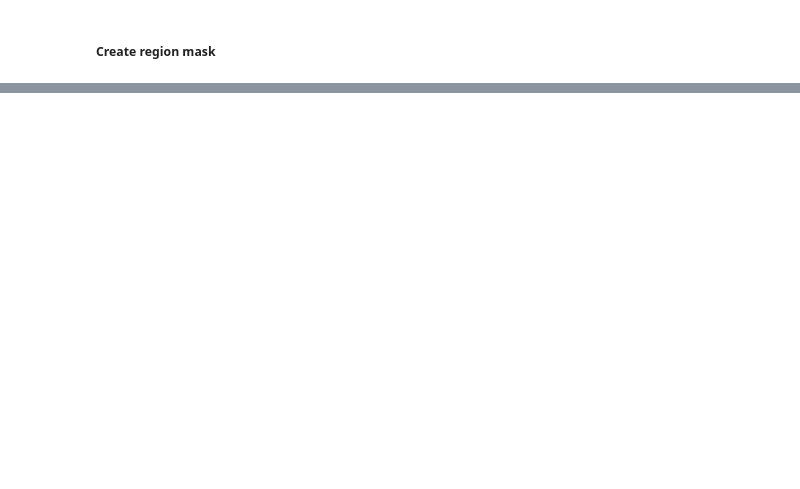
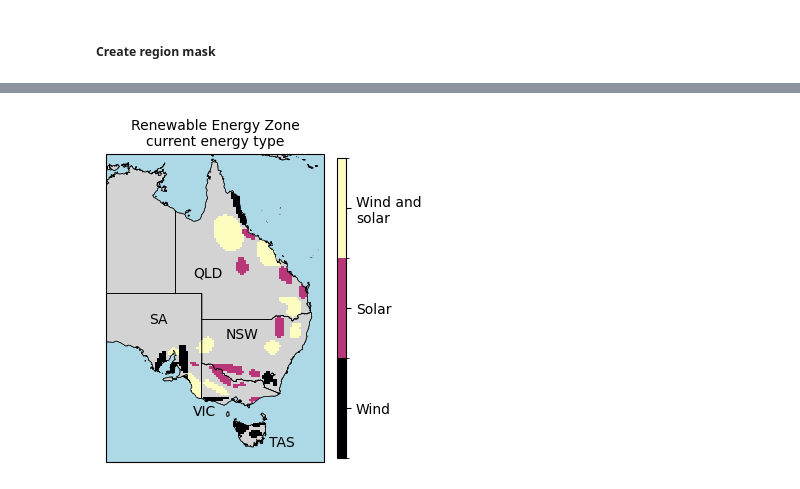
Before and after one commit to dougrichardson/power_models, a Jupyter notebook: 04_REZ_mask.ipynb, the cells around one changed output, grey strips where cells are left out. Drawn from its saved outputs; the diff is of its cells as text; code cells hidden in the pictures; blank space fills up the shorter version.

```diff
--- a/04_REZ_mask.ipynb
+++ b/04_REZ_mask.ipynb
@@ -166,0 +199,61 @@ rez_mask_ds.to_netcdf('/g/data/w42/dr6273/work/projects/Aus_energy/data/rez_2024
+# %%
+rez_mask = xr.open_dataset(
+    '/g/data/w42/dr6273/work/projects/Aus_energy/data/rez_2024_mask_era5_grid.nc'
+)["REZ"]
+# %%
+# onshore and offshore wind REZs
+wind = rez_mask.where(rez_mask.region_code_2023.isin([1,3,4])).sum("region")
+wind = xr.where(wind==1, 1, 0)
+# %%
+# onshore and offshore wind REZs
+solar = rez_mask.where(rez_mask.region_code_2023.isin([2,3])).sum("region")
+solar = xr.where(solar==1, 2, 0)
+# %%
+rez_fuel_type = wind + solar
+rez_fuel_type = rez_fuel_type.where(rez_fuel_type > 0)
+# %%
+fig, ax = plt.subplots(1, 1, figsize=(3., 4), subplot_kw={"projection": ccrs.PlateCarree()})
+
+ax.set_extent([130, 155, -10, -45])
+ax.add_feature(
+    cartopy.feature.NaturalEarthFeature(
+        category='cultural',
+        name='admin_1_states_provinces',
+        scale='10m'
+    ),
+    facecolor='lightgray',
+    edgecolor='k',
+    lw=.4,
+    rasterized=True,
+    zorder=0
+)
+ax.add_feature(
+    cartopy.feature.NaturalEarthFeature(
+        category='cultural',
+        name='admin_1_states_provinces',
+        scale='10m'
+    ),
+    facecolor='None',
+    edgecolor='k',
+    lw=.4,
+    rasterized=True,
+    zorder=2
+)
+ax.add_feature(cartopy.feature.OCEAN, facecolor="lightblue")
+
+p1 = rez_fuel_type.plot(ax=ax, levels=range(1,5), add_colorbar=False, cmap="magma")
+ax.set_title("Renewable Energy Zone\ncurrent energy type", loc="center", fontsize=10)
+
+cax = fig.add_axes([0.92, 0.12, 0.03, 0.75])
+cbar = fig.colorbar(p1, cax=cax, ticks=np.arange(1.5, 4, 1), orientation="vertical")
+cbar.set_ticklabels(["Wind", "Solar", "Wind and\nsolar"])
+
+ax.text(0.4, 0.6, "QLD", transform=ax.transAxes)
+ax.text(0.55, 0.4, "NSW", transform=ax.transAxes)
+ax.text(0.4, 0.15, "VIC", transform=ax.transAxes)
+ax.text(0.2, 0.45, "SA", transform=ax.transAxes)
+ax.text(0.75, 0.05, "TAS", transform=ax.transAxes)
+
+plt.savefig("figures/REZ_map_current.pdf", format="pdf", bbox_inches="tight")
+# %% [output]
+[figure, added]
```
Also changed, not shown: parts of 6 cells of this notebook, 1 other file.
